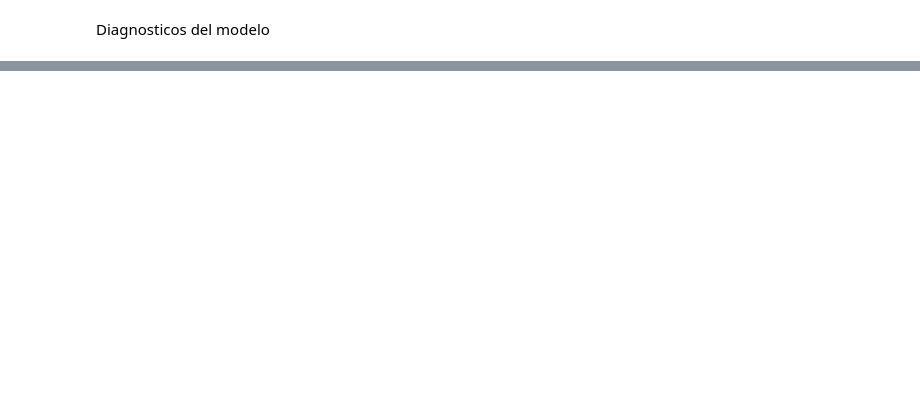
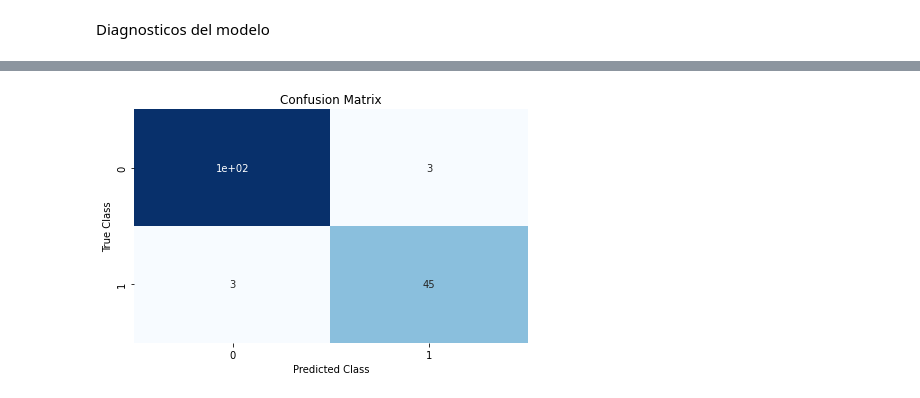
Before and after one commit to nachxnx/IA-MCT-GRUPO4, a Jupyter notebook: Civil/PreProcesamiento.ipynb, the cells around one changed output, grey strips where cells are left out. Saved outputs shown, nothing was run; the diff lists cells and outputs as text; code cells hidden in the pictures; blank space fills up the shorter version.

```diff
--- a/Civil/PreProcesamiento.ipynb
+++ b/Civil/PreProcesamiento.ipynb
@@ -305,9 +301,9 @@ plt.show()
 # %% [output]
 [figure]
 # %%
-X=Datos[['Ingreso','Duracion']].values
+X=Datos[['Ingreso','Duracion','Materias']].values
 # %%
-Y=Datos['Aprobado'].values
+Y=Datos['  CB Fin'].values
 # %%
 #plt.scatter(X,Y,s=40,c=1,cmap=plt.cm.Spectral)#para graficar
 #plt.show()
@@ -321,5 +319,5 @@ from sklearn import metrics
 # %%
-X_train,X_test,Y_train,Y_test=train_test_split(X,Y,test_size=0.3)
+X_train,X_test,Y_train,Y_test=train_test_split(X,Y,test_size=0.1,random_state=0)
 print("Train Data shape: " + str(X_train.shape)) #datos
 print("test Data shape: " + str(X_test.shape))
 print("Train labels shape: " + str(Y_train.shape)) #datos
@@ -367,3 +365,12 @@ array([[147,  67],
+# %%
+dataframe=pd.DataFrame(matrix_confu)
+# %%
+sns.heatmap(dataframe,annot=True,cbar=None,cmap="Blues")
+plt.title("Confusion Matrix"), plt.tight_layout()
+plt.ylabel("True Class"),plt.xlabel("Predicted Class")
+plt.show()
+# %% [output]
+[figure, added]
 # %%
 print("Precision del modelo:",metrics.accuracy_score(Y_test,Y_pred))
 # %% [output]
```
Also changed, not shown: parts of 20 cells of this notebook, 1 other file.
